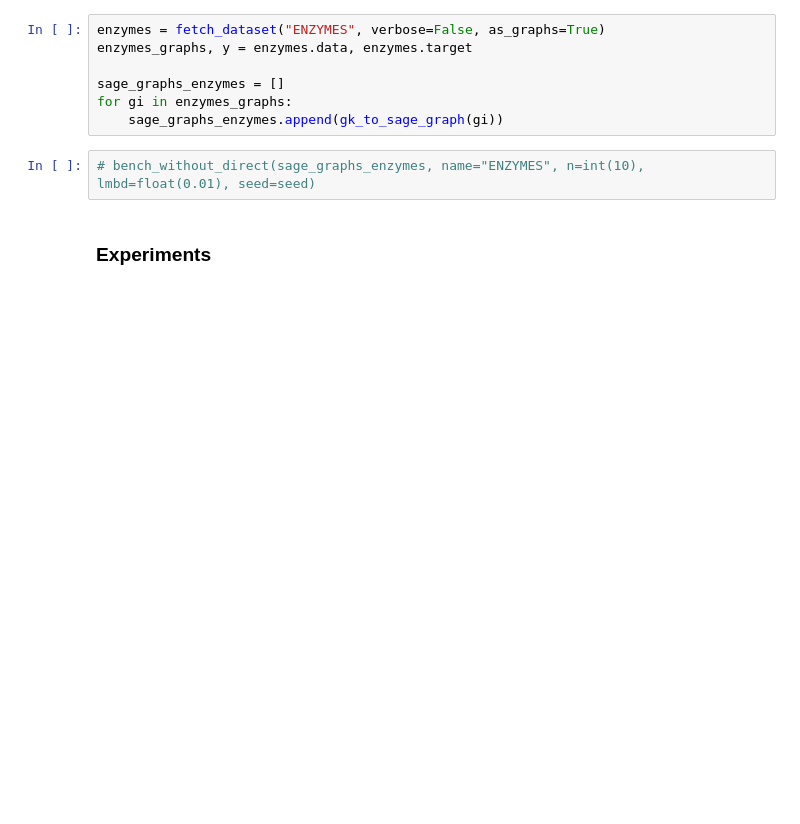
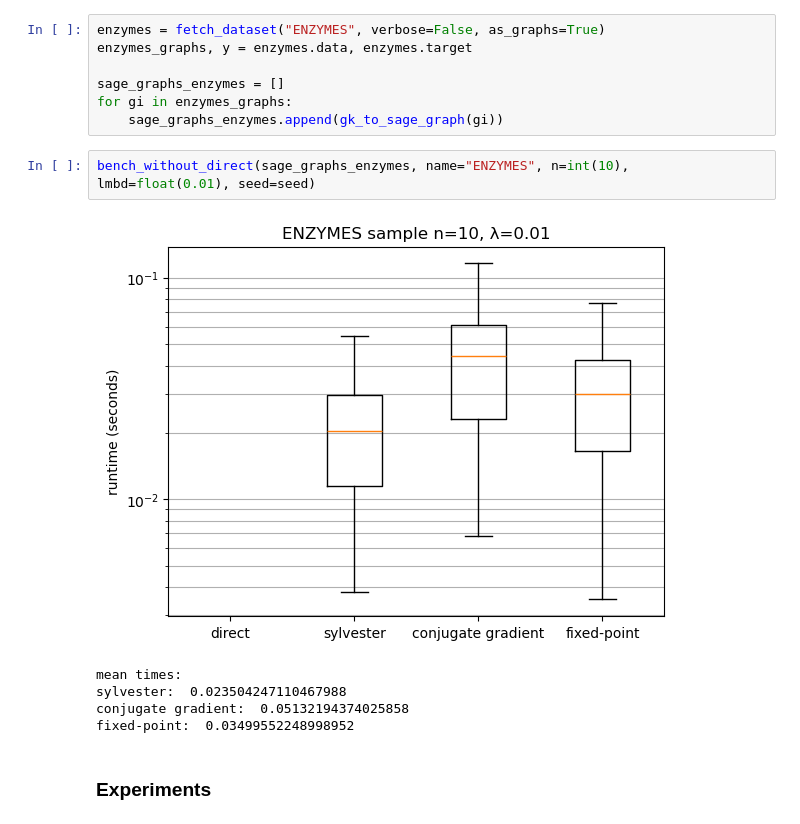
Before and after one commit to arslan-yam/random_walk_kernels_computations, a Jupyter notebook: notebooks/rw_kernels.ipynb, the cells around one changed output. Cells and saved outputs as stored; diff of their text form; blank space fills up the shorter version.

```diff
--- a/notebooks/rw_kernels.ipynb
+++ b/notebooks/rw_kernels.ipynb
@@ -590,7 +602,13 @@ sage_graphs_enzymes = []
 for gi in enzymes_graphs:
     sage_graphs_enzymes.append(gk_to_sage_graph(gi))
 # %%
-# bench_without_direct(sage_graphs_enzymes, name="ENZYMES", n=int(10), lmbd=float(0.01), seed=seed)
+bench_without_direct(sage_graphs_enzymes, name="ENZYMES", n=int(10), lmbd=float(0.01), seed=seed)
+# %% [output]
+[figure, added]
+mean times:
+sylvester:  0.023504247110467988
+conjugate gradient:  0.05132194374025858
+fixed-point:  0.03499552248998952
 # %% [markdown]
 ### Experiments
 # %% [markdown]
```
Also changed, not shown: parts of 24 cells of this notebook.
